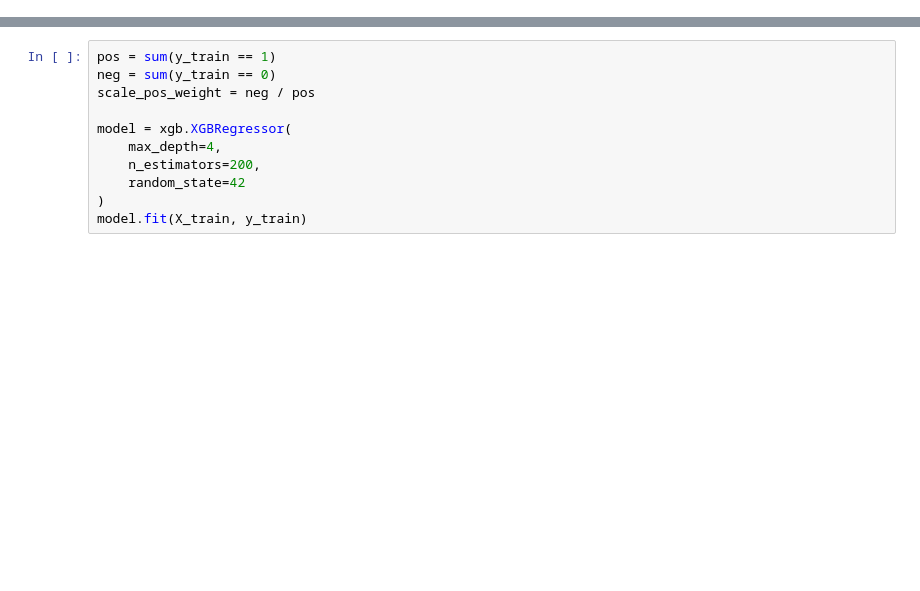
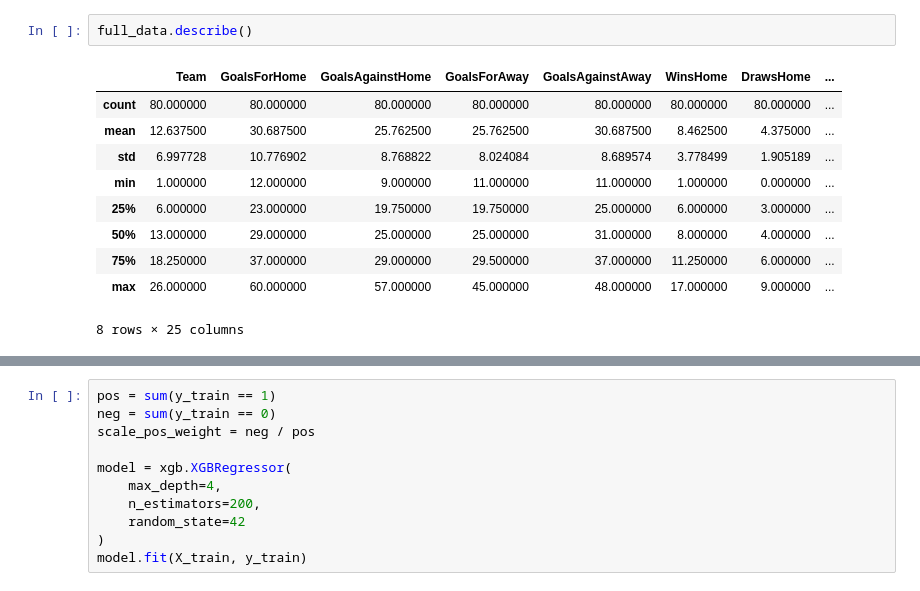
Before and after one commit to racemdammak/LaLiga-EPL-Predictions, a Jupyter notebook: EPL/PL_predictions.ipynb, the cells around one changed output, grey strips where cells are left out. Saved outputs shown, nothing was run; the diff lists cells and outputs as text; blank space fills up the shorter version.

```diff
--- a/EPL/PL_predictions.ipynb
+++ b/EPL/PL_predictions.ipynb
@@ -47,0 +50,13 @@ data_25.describe()
+# %%
+full_data.describe()
+# %% [output]
+|  | Team | GoalsForHome | GoalsAgainstHome | GoalsForAway | GoalsAgainstAway | WinsHome | DrawsHome | ... |
+| count | 80.000000 | 80.000000 | 80.000000 | 80.000000 | 80.000000 | 80.000000 | 80.000000 | ... |
+| mean | 12.637500 | 30.687500 | 25.762500 | 25.762500 | 30.687500 | 8.462500 | 4.375000 | ... |
+| std | 6.997728 | 10.776902 | 8.768822 | 8.024084 | 8.689574 | 3.778499 | 1.905189 | ... |
+| min | 1.000000 | 12.000000 | 9.000000 | 11.000000 | 11.000000 | 1.000000 | 0.000000 | ... |
+| 25% | 6.000000 | 23.000000 | 19.750000 | 19.750000 | 25.000000 | 6.000000 | 3.000000 | ... |
+| 50% | 13.000000 | 29.000000 | 25.000000 | 25.000000 | 31.000000 | 8.000000 | 4.000000 | ... |
+| 75% | 18.250000 | 37.000000 | 29.000000 | 29.500000 | 37.000000 | 11.250000 | 6.000000 | ... |
+| max | 26.000000 | 60.000000 | 57.000000 | 45.000000 | 48.000000 | 17.000000 | 9.000000 | ... |
+8 rows × 25 columns
```
Also changed, not shown: parts of 18 cells of this notebook, 26 other files.
